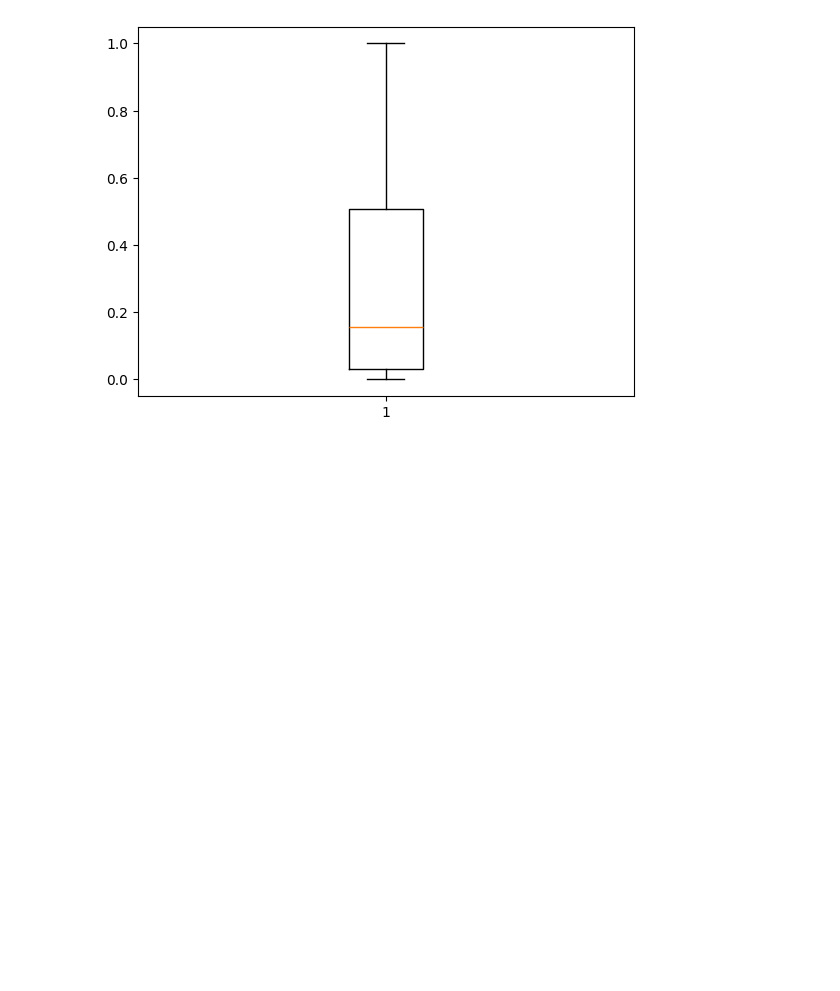
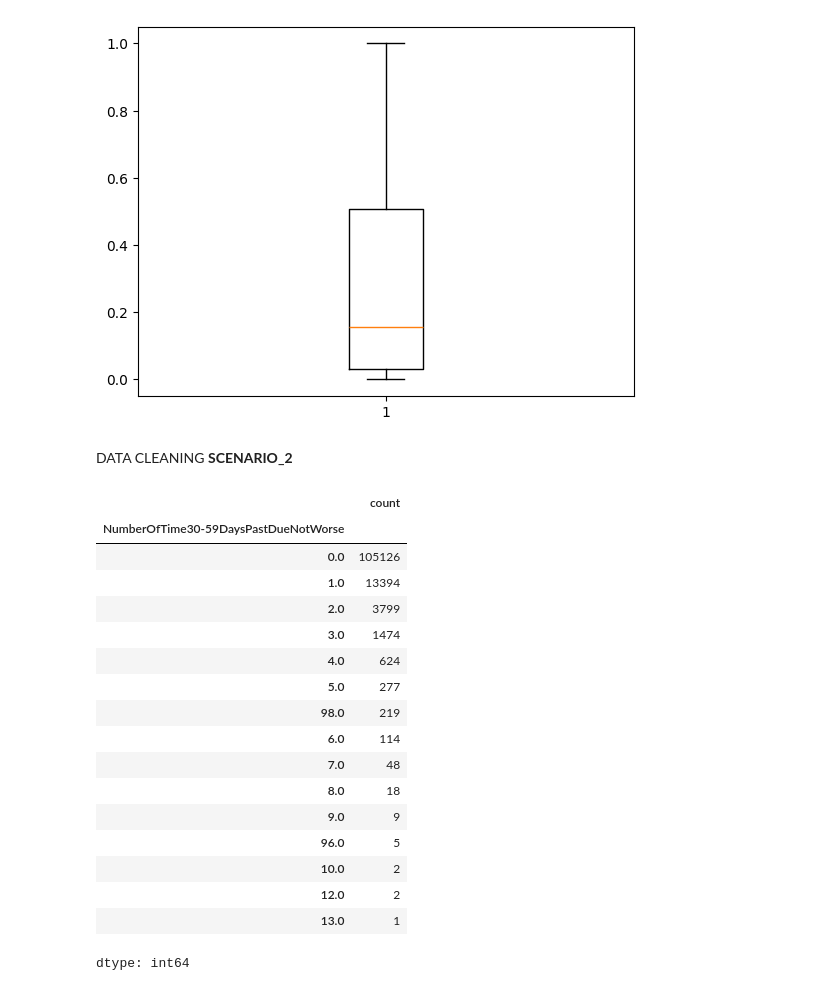
Before and after one commit to vidhata0428/Machine_Learning_01, a Jupyter notebook: ML_01.ipynb, the cells around one changed output. Drawn from its saved outputs; the diff is of its cells as text; code cells hidden in the pictures; blank space fills up the shorter version.

```diff
--- a/ML_01.ipynb
+++ b/ML_01.ipynb
@@ -303,3 +301,27 @@ plt.boxplot(df["util_new"])
  'fliers': [<matplotlib.lines.Line2D at 0x...>],
  'means': []}
 [figure]
+# %% [markdown]
+DATA CLEANING **SCENARIO_2**
+# %%
+freq_table_30dpd=df["NumberOfTime30-59DaysPastDueNotWorse"].value_counts()
+freq_table_30dpd
+# %% [output]
+|  | count |
+| NumberOfTime30-59DaysPastDueNotWorse |  |
+| 0.0 | 105126 |
+| 1.0 | 13394 |
+| 2.0 | 3799 |
+| 3.0 | 1474 |
+| 4.0 | 624 |
+| 5.0 | 277 |
+| 98.0 | 219 |
+| 6.0 | 114 |
+| 7.0 | 48 |
+| 8.0 | 18 |
+| 9.0 | 9 |
+| 96.0 | 5 |
+| 10.0 | 2 |
+| 12.0 | 2 |
+| 13.0 | 1 |
+dtype: int64
```
Also changed, not shown: parts of 7 cells of this notebook.
